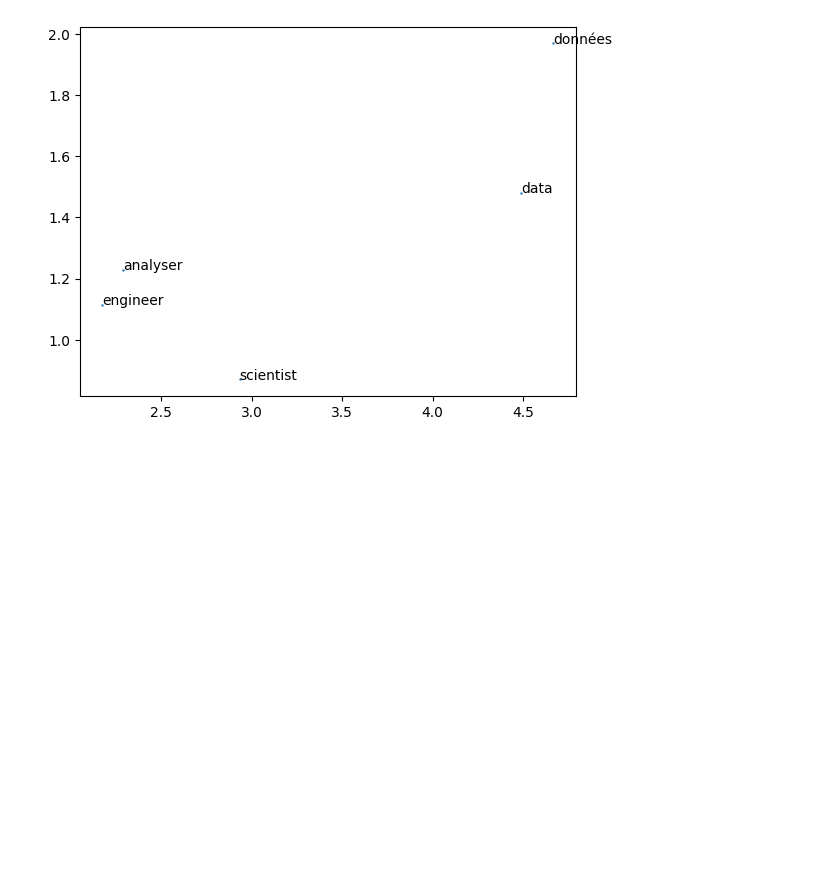
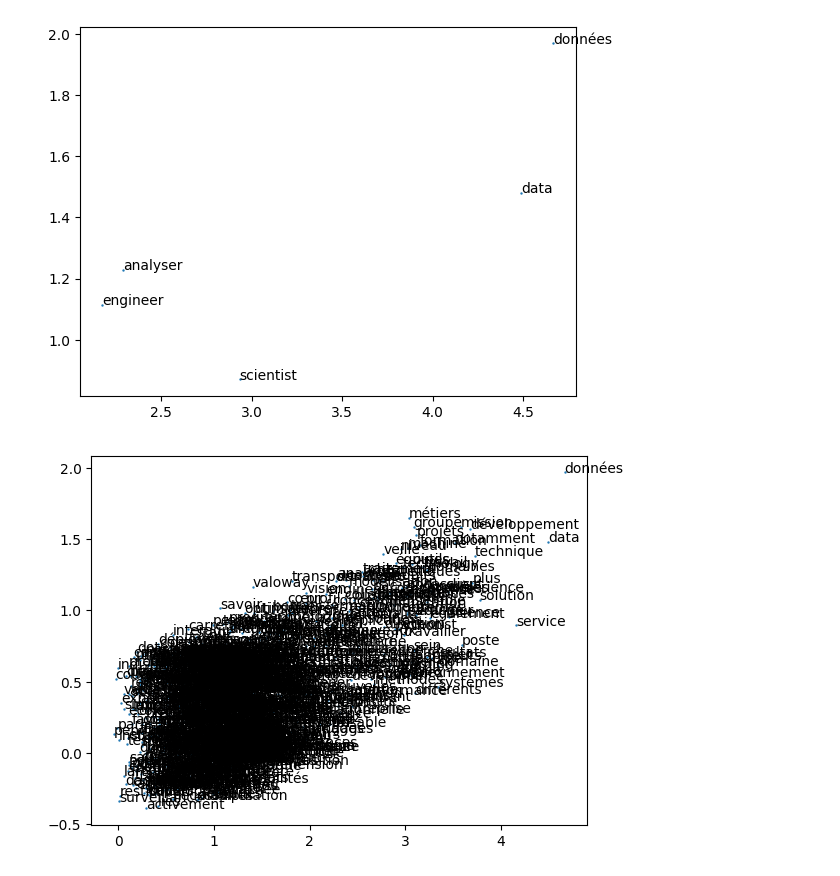
Before and after one commit to Abdouragit/Text_mining, a Jupyter notebook: Wordtovec.ipynb, the cells around one changed output. Drawn from its saved outputs; the diff is of its cells as text; code cells hidden in the pictures; blank space fills up the shorter version.

```diff
--- a/Wordtovec.ipynb
+++ b/Wordtovec.ipynb
@@ -599,7 +585,7 @@ langue     0.156077  0.305325
 [902 rows x 2 columns]
 # %%
 #quelques mots clés
-mots = ['data','analyser','données','scientist','engineer']
+mots = ['engineer','scientist','data','données','analyser']
 dfMots = df.loc[mots,:]
 print(dfMots)
 # %% [output]
@@ -617,3 +598,12 @@ for i in range(dfMots.shape[0]):
 plt.show()
 # %% [output]
 [figure]
+# %%
+# Afficher l'ensemble des termes dans le graphique
+plt.scatter(df.V1, df.V2, s=0.5)
+for i in range(df.shape[0]):
+    plt.annotate(df.index[i], (df.V1[i], df.V2[i]))
+
+plt.show()
+# %% [output]
+[figure, added]
```
Also changed, not shown: parts of 20 cells of this notebook.
